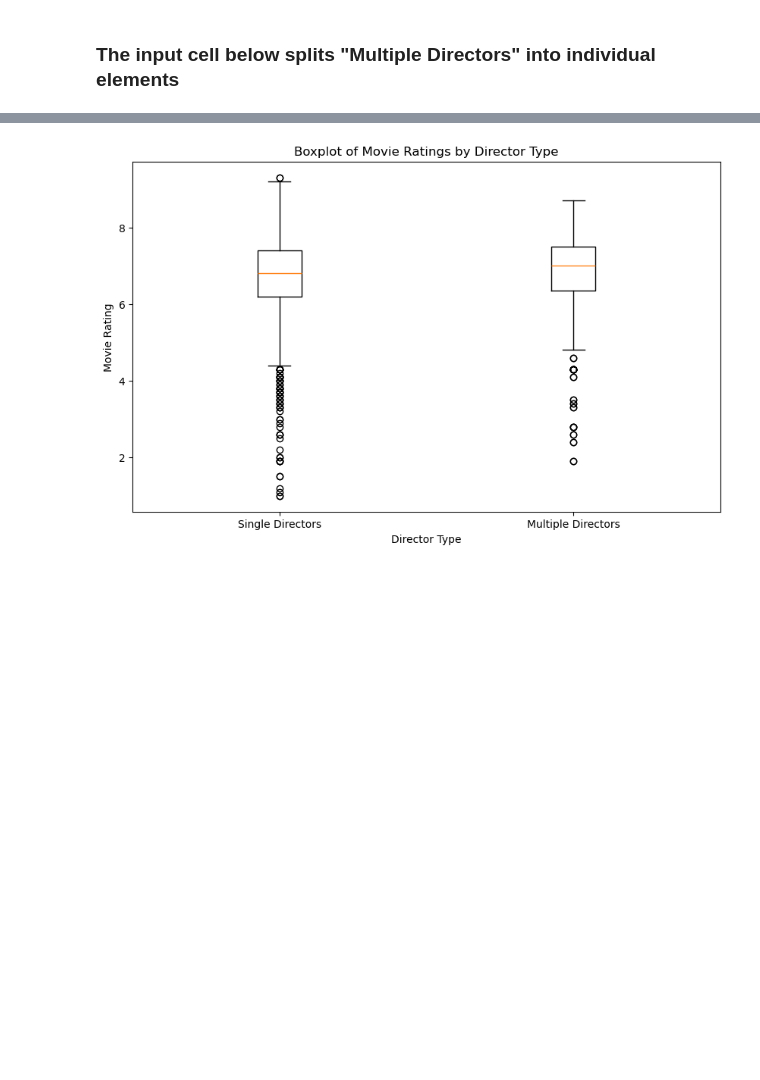
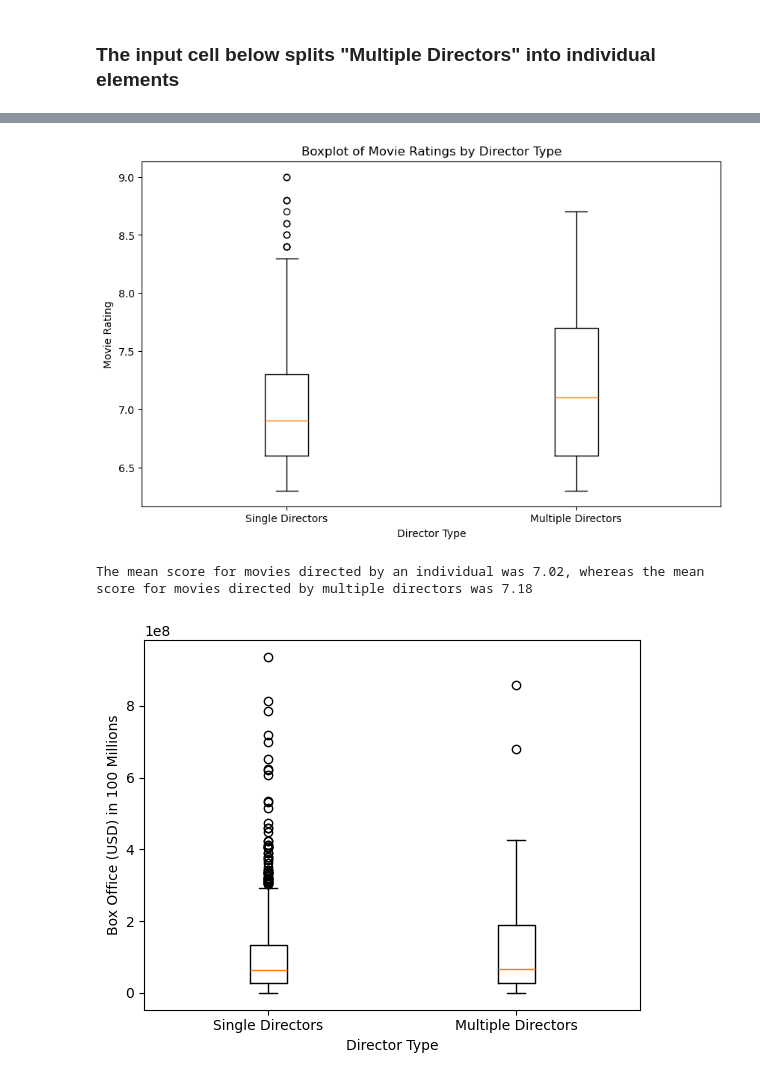
Before and after one commit to jvwastaken/Blockbuster-Breakdown, a Jupyter notebook: JV_Analysis/director_datatset.ipynb, the cells around one changed output, grey strips where cells are left out. Saved outputs shown, nothing was run; the diff lists cells and outputs as text; code cells hidden in the pictures; blank space fills up the shorter version.

```diff
--- a/JV_Analysis/director_datatset.ipynb
+++ b/JV_Analysis/director_datatset.ipynb
@@ -8,6 +9,7 @@ movie_file = Path("Movie_RawDataset.csv")
 
 movie_df = pd.read_csv(movie_file)
 
+movie_df['Director'] = movie_df['Director'].str.replace('Directors:', '')
 movie_df.head()
 # %% [output]
 |  | Movie_Title | Year | Director | Actors | Rating | Runtime(Mins) | Censor | Total_Gross | main_genre | ... |
@@ -83,20 +102,25 @@ plt.title('Boxplot of Movie Ratings by Director Type')
 plt.show()
 # Not sure if this is something noteable, but I'll save it just in case. Mean rating (red line) for Single Directors is 6.75,
 # while the mean rating for multiple directors is 6.84.
+single_mean_score = round(single_directors_ratings.mean(),2)
+multiple_mean_score = round(multiple_directors_ratings.mean(),2)
+print(f"The mean score for movies directed by an individual was {single_mean_score}, whereas the mean score for movies directed by multiple directors was {multiple_mean_score}")
 # %% [output]
-[figure, old version]
+[figure, new version]
+The mean score for movies directed by an individual was 7.02, whereas the mean score for movies directed by multiple directors was 7.18
 # %%
-updated_movie_df2 = updated_movie_df[updated_movie_df['Box_Office'] != 'Box Office not found']
-updated_movie_df2 = updated_movie_df.dropna(how='any')
-updated_movie_df2['Box_Office'] = updated_movie_df2['Box_Office'].str.replace('[\$,]', '', regex=True).astype(int)
+cleaned_boxoffice = clean_movie_df.loc[(clean_movie_df['Box Office'] != "Box Office not found") & (clean_movie_df['Box Office'].notna())]
+cleaned_boxoffice['Box Office'] = cleaned_boxoffice['Box Office'].str.replace('[\$,]', '', regex=True).astype(int)
 
-box_and_directortype = updated_movie_df2[['Box_Office', 'Director_Type']]
+box_and_directortype = cleaned_boxoffice[['Box Office', 'Director_Type']]
 
-single_directors_box = box_and_directortype[box_and_directortype['Director_Type'] == 'Single Director']['Box_Office']
-multiple_directors_box = box_and_directortype[box_and_directortype['Director_Type'] == 'Multiple Directors']['Box_Office']
-# plt.boxplot([single_directors_box, multiple_directors_box], labels=['Single Directors', 'Multiple Directors'])
-# plt.xlabel('Director Type')
-# plt.ylabel('Box Office (USD)')
-# plt.show();
+single_directors_box = box_and_directortype[box_and_directortype['Director_Type'] == 'Single Director']['Box Office']
+multiple_directors_box = box_and_directortype[box_and_directortype['Director_Type'] == 'Multiple Directors']['Box Office']
+plt.boxplot([single_directors_box, multiple_directors_box], labels=['Single Directors', 'Multiple Directors'])
+plt.xlabel('Director Type')
+plt.ylabel('Box Office (USD) in 100 Millions')
+plt.show();
 
-#I'm still trying to figure this out
+#Not sure if we should include this in the final presentation
+# %% [output]
+[figure, added]
```
Also changed, not shown: parts of 12 cells of this notebook.
